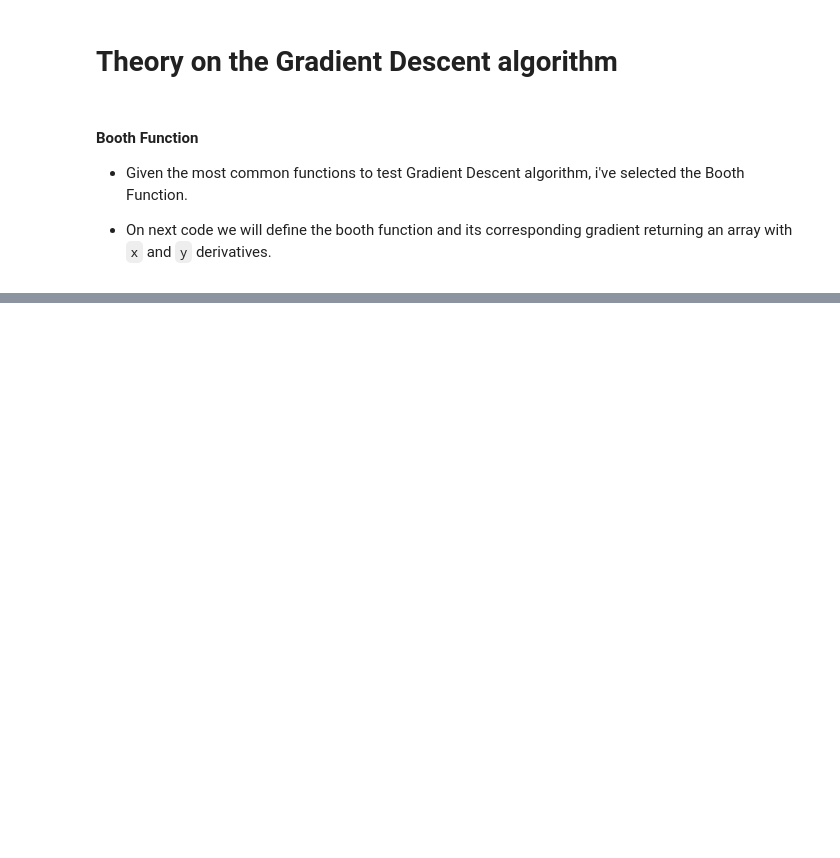
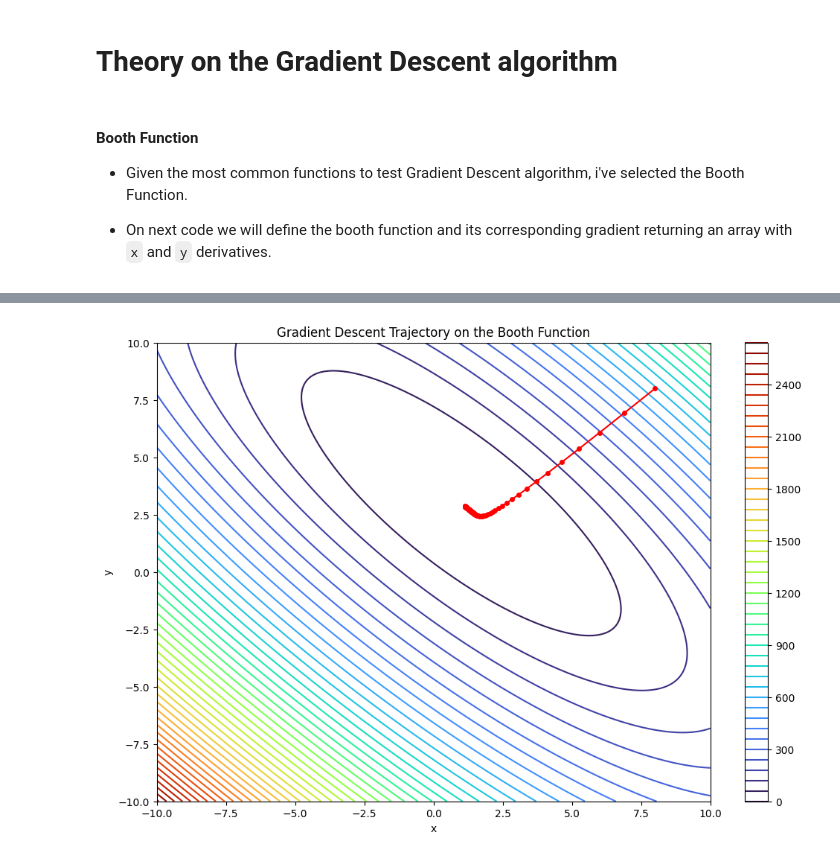
Before and after one commit to AlexisMrey/Assignment0_IndustryTopics, a Jupyter notebook: booth-function_Assignment0.ipynb, the cells around one changed output, grey strips where cells are left out. Saved outputs shown, nothing was run; the diff lists cells and outputs as text; code cells hidden in the pictures; blank space fills up the shorter version.

Commit message:
feat: Gradient Descent Plots created

```diff
--- a/booth-function_Assignment0.ipynb
+++ b/booth-function_Assignment0.ipynb
@@ -67,0 +66,17 @@ print(f"Minimun point: {path[-1]}")
+# %%
+# Plot the function and the trajectory trace (2D)
+X = np.linspace(-10, 10, 400)
+Y = np.linspace(-10, 10, 400)
+X, Y = np.meshgrid(X, Y)
+Z = booth_function(X, Y)
+
+plt.figure(figsize=(12, 8))
+plt.contour(X, Y, Z, levels=50, cmap='turbo')
+plt.plot(path[:, 0], path[:, 1], 'ro-', markersize=4)  # Trajectory
+plt.title('Gradient Descent Trajectory on the Booth Function')
+plt.xlabel('x')
+plt.ylabel('y')
+plt.colorbar()
+plt.show()
+# %% [output]
+[figure, added]
```
Also changed, not shown: parts of 3 cells of this notebook.
